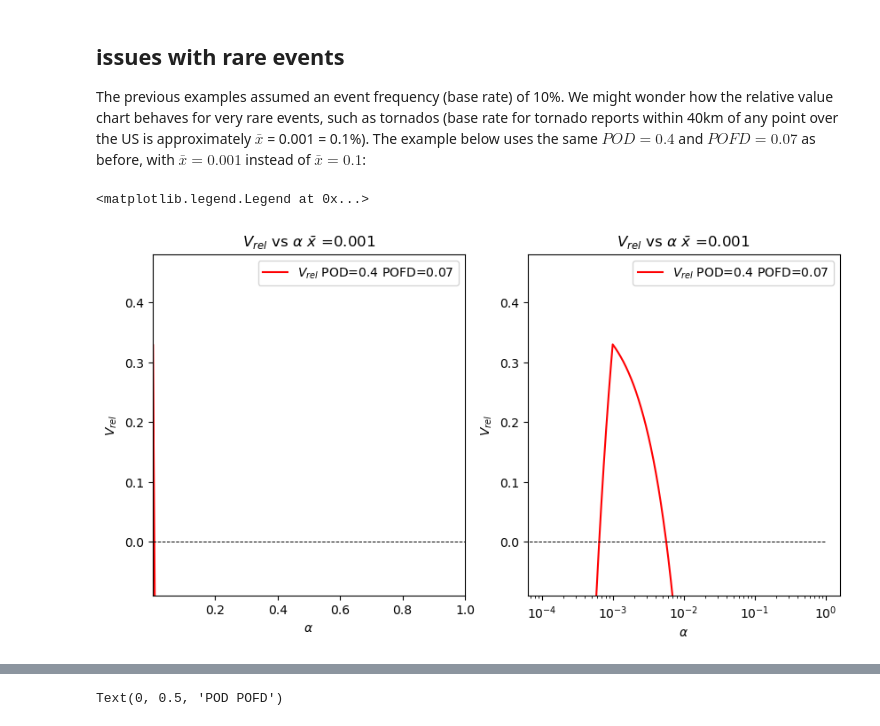
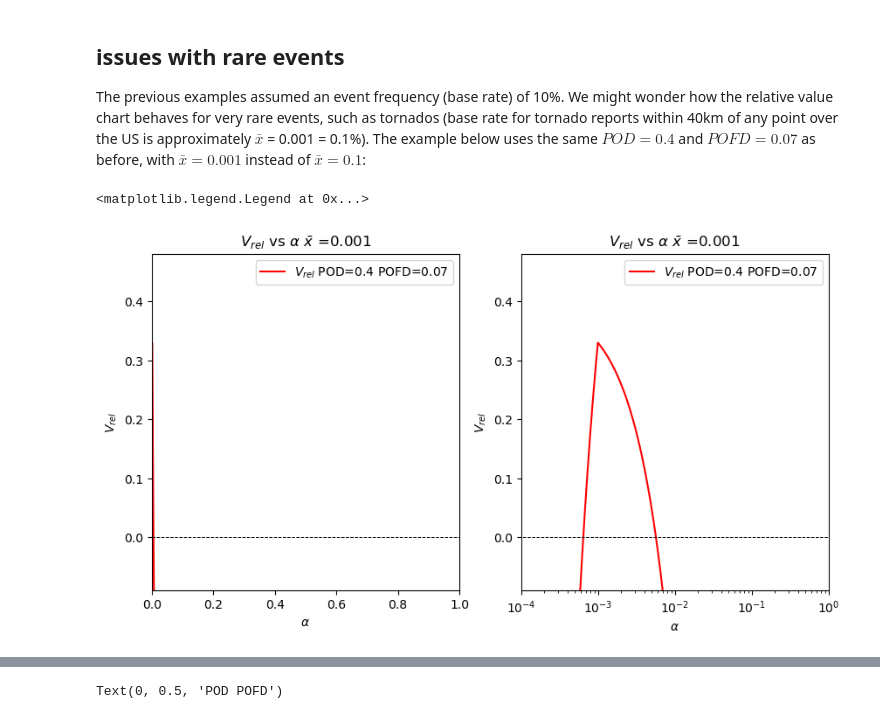
Before and after one commit to baldwin-ou/verification, a Jupyter notebook: cost_base_rate.ipynb, the cells around one changed output, grey strips where cells are left out. Saved outputs shown, nothing was run; the diff lists cells and outputs as text; code cells hidden in the pictures.

```diff
--- a/cost_base_rate.ipynb
+++ b/cost_base_rate.ipynb
@@ -336,37 +336,37 @@ pod1=0.4
 pofd1=0.07
 
 # will use logspace to define alpha values and avoid divide by zero errors
-alpha=np.logspace(-4.0,-0.1,2001)
+alpha=np.logspace(-4.0,-0.01,2001)
 rel_value=np.zeros_like(alpha)
 alpha_odds=np.zeros_like(alpha)
 xodds=xbar1/(1.-xbar1)
 alpha_odds=alpha/(1.-alpha)
 
 rel_value=pod1-pofd1*alpha_odds/xodds
 rel_value[alpha<xbar1]=(1.-pofd1)-(1.-pod1)*xodds/alpha_odds[alpha<xbar1]
 
 fig,ax = plt.subplots(1,2,figsize=(10,5))
 axs=ax.flat
 axs[0].plot(alpha,rel_value,color='xkcd:fire engine red',label=r'$V_{rel}$'+f' POD={np.round(pod1,2)} POFD={np.round(pofd1,2)}')
 axs[0].plot([0.,1.],[0.,0.],'k--',lw=0.7)
 axs[0].set_xlim(0.,1.0)
 axs[0].set_ylim(-0.09,.48)
 axs[0].set_title(r'$V_{rel}$ vs $\alpha$ $\bar x$ ='+f'{xbar1}')
 axs[0].set_xlabel(r'$\alpha$')
 axs[0].set_ylabel(r'$V_{rel}$')
 axs[0].legend()
 
 axs[1].semilogx(alpha,rel_value,color='xkcd:fire engine red',label=r'$V_{rel}$'+f' POD={np.round(pod1,2)} POFD={np.round(pofd1,2)}')
 axs[1].plot([0.,1.],[0.,0.],'k--',lw=0.7)
-axs[0].set_xlim(1.e-4,1.0)
+axs[1].set_xlim(1.e-4,1.0)
 axs[1].set_ylim(-0.09,.48)
 axs[1].set_title(r'$V_{rel}$ vs $\alpha$ $\bar x$ ='+f'{xbar1}')
 axs[1].set_xlabel(r'$\alpha$')
 axs[1].set_ylabel(r'$V_{rel}$')
 axs[1].legend()
 # %% [output]
 <matplotlib.legend.Legend at 0x...>
-[figure, old version]
+[figure, new version]
 # %% [markdown]
 ## rare events
 
```
Also changed, not shown: parts of 15 cells of this notebook.
